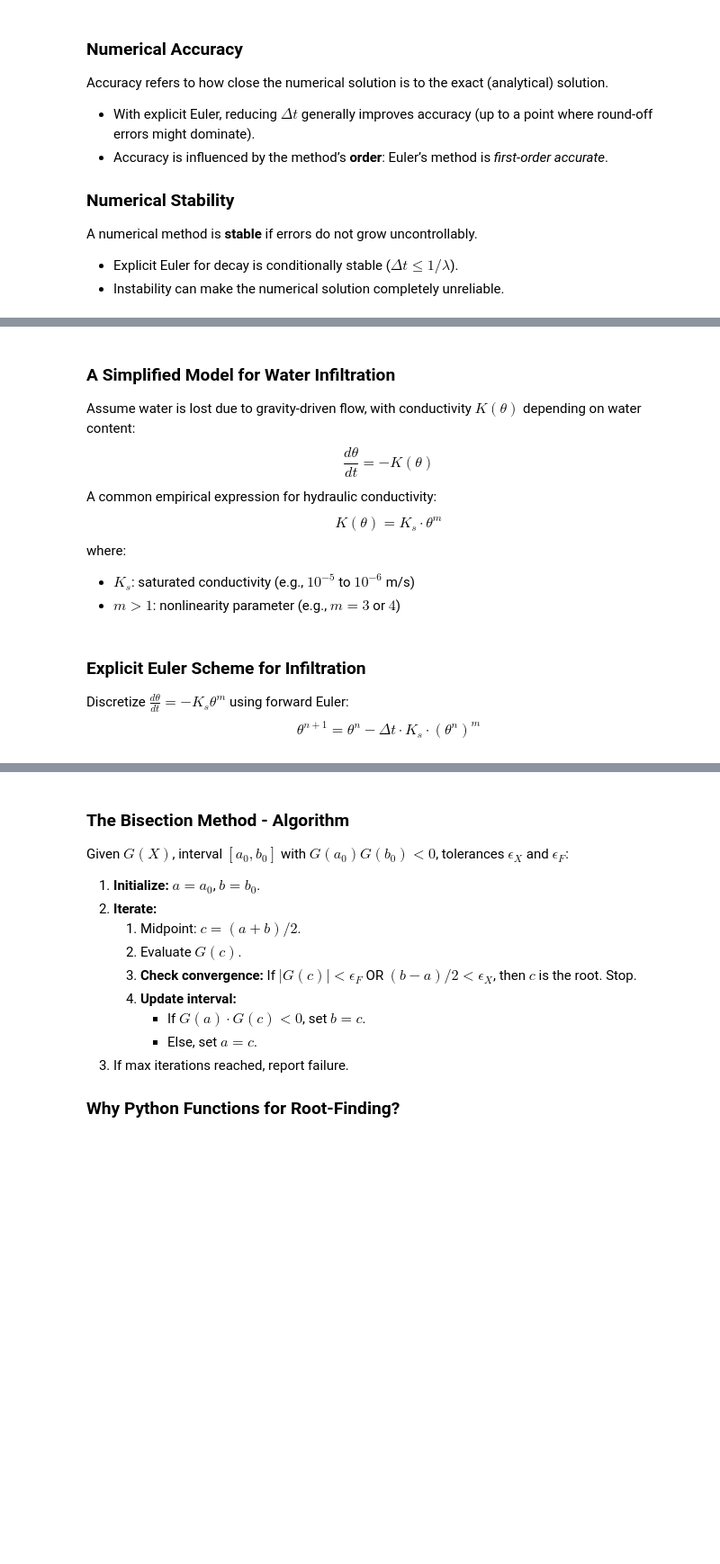
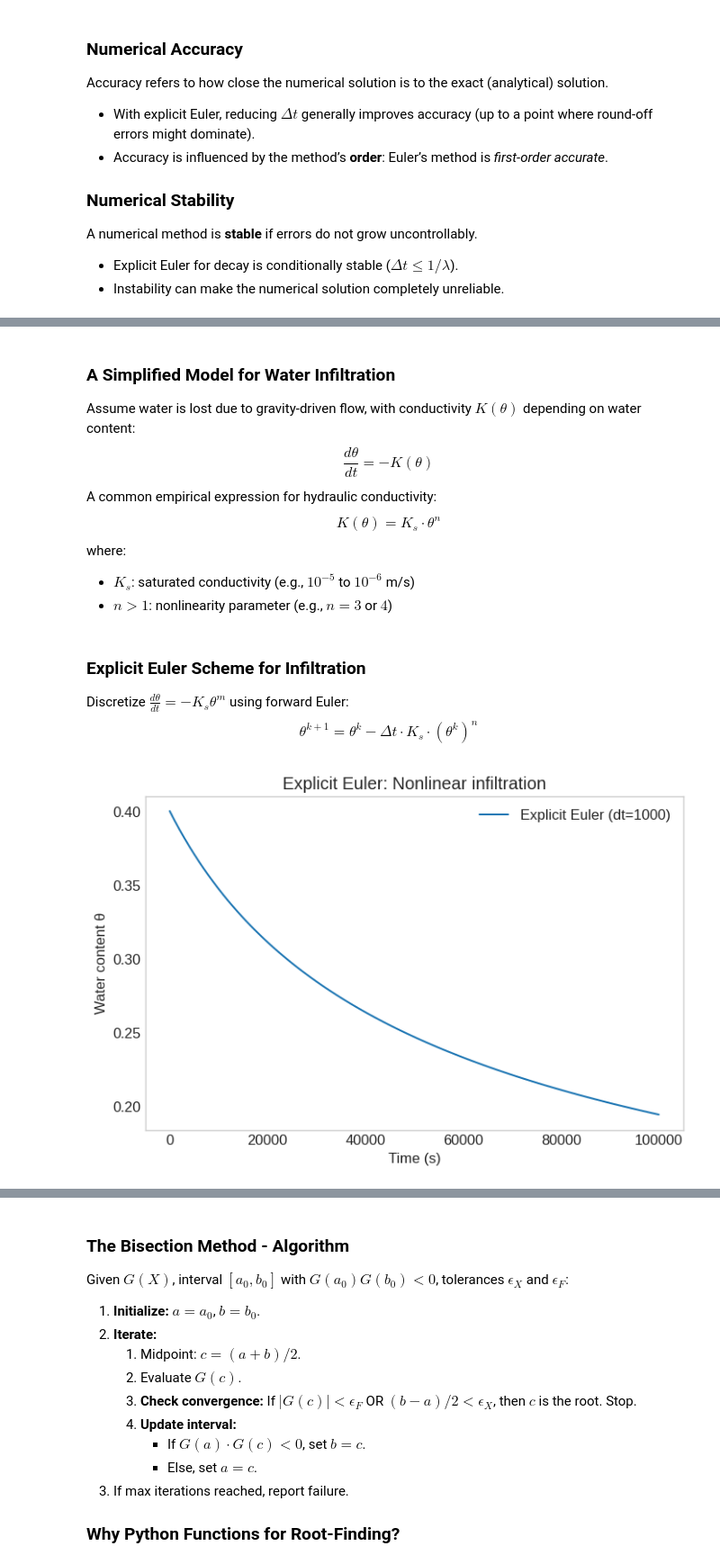
Before and after one commit to demichie/PhD_ModelingCourse, a Jupyter notebook: Lecture2/Lecture2.ipynb, the cells around one changed output, grey strips where cells are left out. Shown at 90% size. Drawn from its saved outputs; the diff is of its cells as text; code cells hidden in the pictures; blank space fills up the shorter version.

```diff
--- a/Lecture2/Lecture2.ipynb
+++ b/Lecture2/Lecture2.ipynb
@@ -277,41 +289,43 @@ A common process in Earth sciences is rainwater infiltration into unsaturated so
 Assume water is lost due to gravity-driven flow, with conductivity $K(\theta)$ depending on water content:
 $$ \frac{d\theta}{dt} = -K(\theta) $$
 A common empirical expression for hydraulic conductivity:
-$$ K(\theta) = K_s \cdot \theta^m $$
+$$ K(\theta) = K_s \cdot \theta^n $$
 where:
 *   $K_s$: saturated conductivity (e.g., $10^{-5}$ to $10^{-6}$ m/s)
-*   $m > 1$: nonlinearity parameter (e.g., $m = 3$ or $4$)
+*   $n > 1$: nonlinearity parameter (e.g., $n = 3$ or $4$)
 # %% [markdown]
 ### Explicit Euler Scheme for Infiltration
 Discretize $\frac{d\theta}{dt} = -K_s \theta^m$ using forward Euler:
-$$ \theta^{n+1} = \theta^n - \Delta t \cdot K_s \cdot (\theta^n)^m $$
+$$ \theta^{k+1} = \theta^k - \Delta t \cdot K_s \cdot (\theta^k)^n $$
 # %%
 # Explicit Euler for Nonlinear Infiltration
 
 # Parameters
 Ks_infil = 1e-4       # Saturated hydraulic conductivity
 m_exp_infil = 3       # Nonlinearity exponent (using 'm' from equation)
 dt_infil_exp = 1000    # Time step (s)
 Tmax_infil = 100000    # Total time
 theta0_infil = 0.4    # Initial water content
 
 # Time array
 t_infil_exp = np.arange(0., Tmax_infil + dt_infil_exp, dt_infil_exp)
 theta_exp = np.zeros_like(t_infil_exp)
 theta_exp[0] = theta0_infil
 
 # Time integration
-for n_idx in range(1, len(t_infil_exp)):
-    theta_exp[n_idx] = theta_exp[n_idx-1] - dt_infil_exp * Ks_infil * theta_exp[n_idx-1]**m_exp_infil
+for k_idx in range(1, len(t_infil_exp)):
+    theta_exp[k_idx] = theta_exp[k_idx-1] - dt_infil_exp * Ks_infil * theta_exp[k_idx-1]**m_exp_infil
 
 # Plot
 plt.plot(t_infil_exp, theta_exp, label=f'Explicit Euler (dt={dt_infil_exp})')
 plt.xlabel("Time (s)")
 plt.ylabel("Water content θ")
 plt.title("Explicit Euler: Nonlinear infiltration")
 plt.legend()
 plt.grid()
 plt.show()
+# %% [output]
+[figure, added]
 # %% [markdown]
 ### Implicit Scheme (Backward Euler) for Infiltration
 The backward Euler scheme reads:
```
Also changed, not shown: parts of 12 cells of this notebook.
